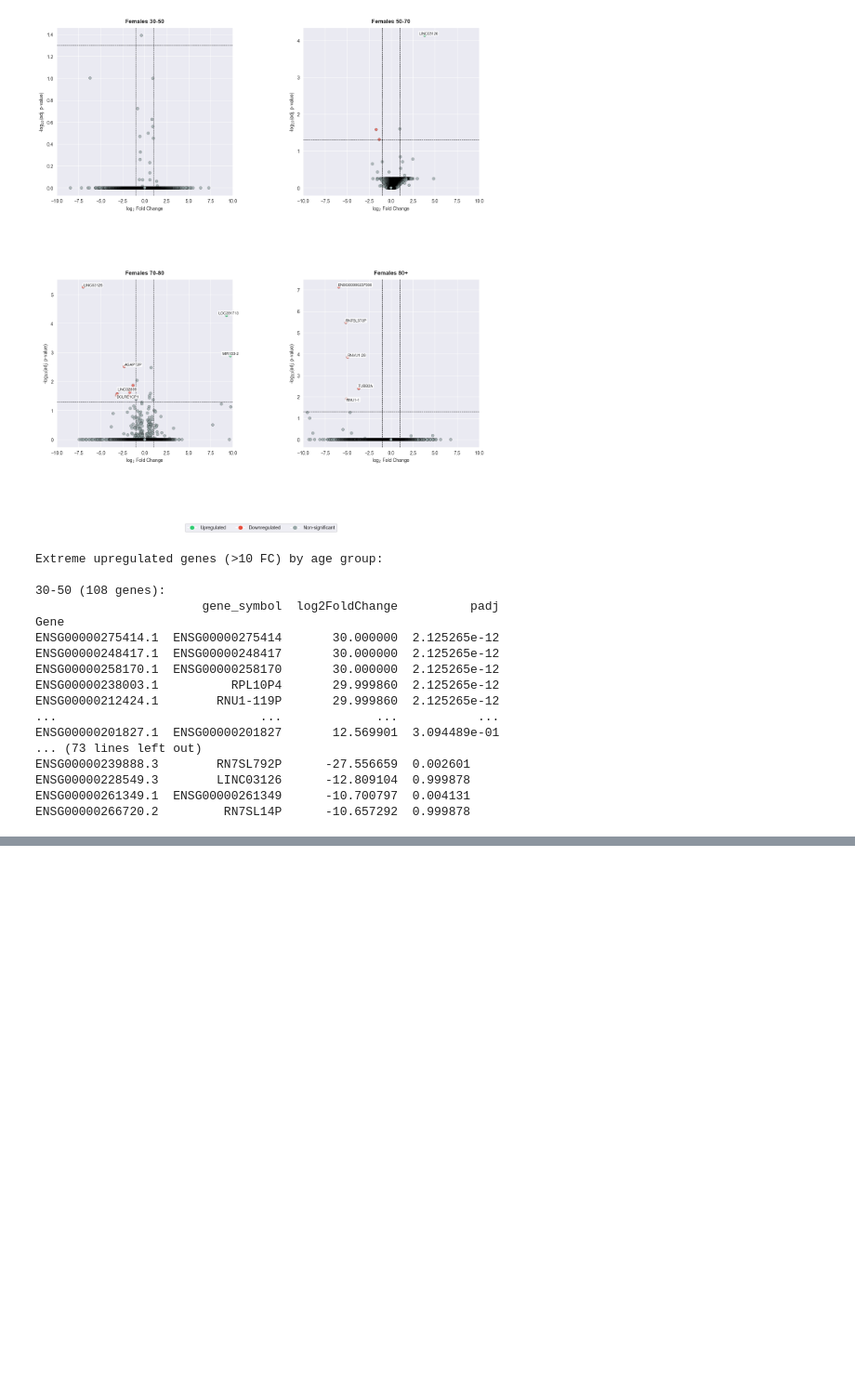
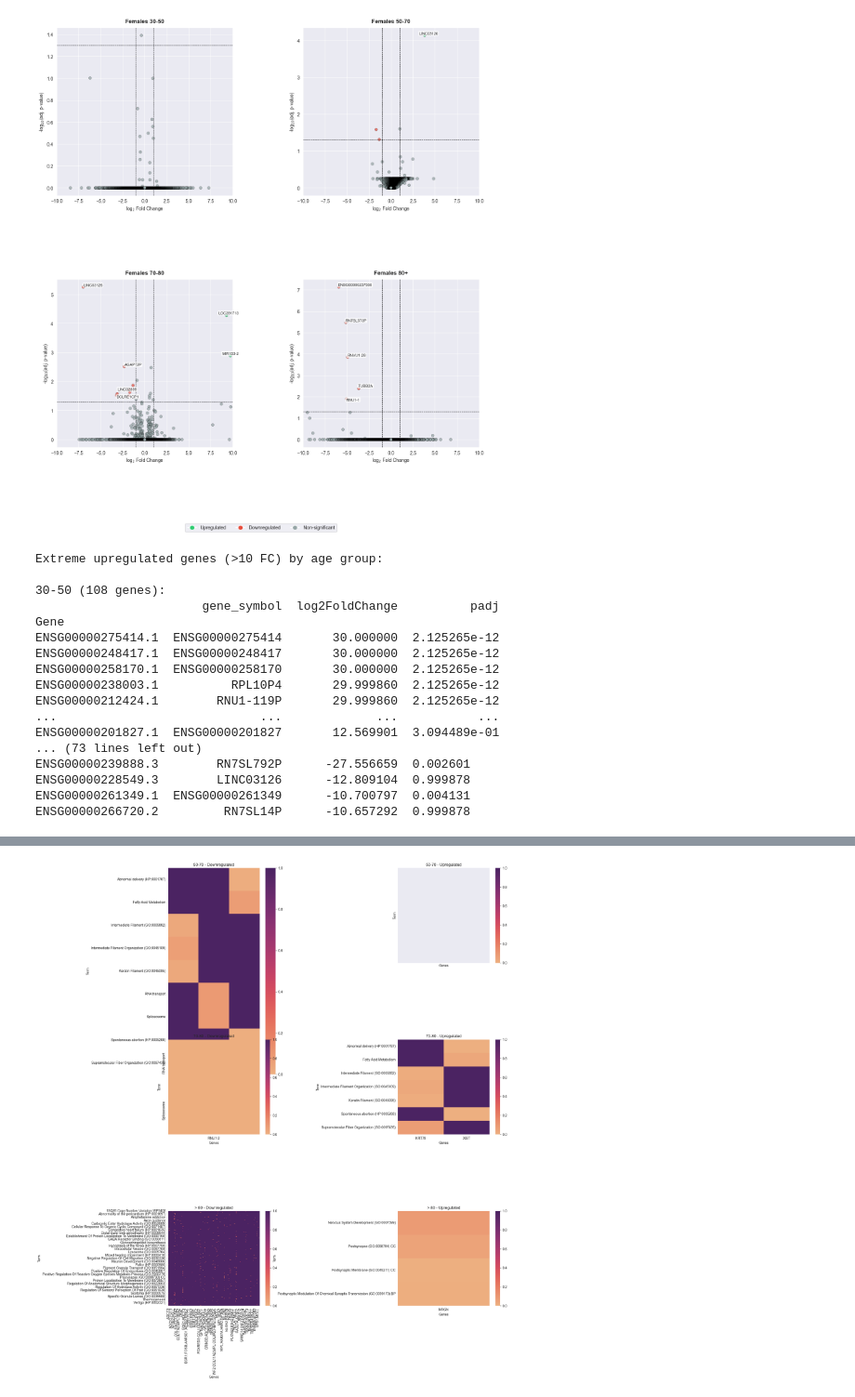
Before and after one commit to perpk/ppmi-wip, a Jupyter notebook: stratification/ppmi-wip.stratification.deg-overview.ipynb, the cells around one changed output, grey strips where cells are left out. Shown at 93% size. Saved outputs shown, nothing was run; the diff lists cells and outputs as text; code cells hidden in the pictures; blank space fills up the shorter version.

```diff
--- a/stratification/ppmi-wip.stratification.deg-overview.ipynb
+++ b/stratification/ppmi-wip.stratification.deg-overview.ipynb
@@ -398,0 +466,82 @@ ENSG00000266720.2         RN7SL14P      -10.657292  0.999878
+# %%
+enr_males_50_70_down_pivot = enr_males_50_70_down.results.pivot(index='Term', columns='Genes', values='Adjusted P-value')
+enr_males_50_70_down_pivot = enr_males_50_70_down_pivot.fillna(1)
+
+enr_males_50_70_up_pivot = enr_males_50_70_up.results.pivot(index='Term', columns='Genes', values='Adjusted P-value')
+enr_males_50_70_up_pivot = enr_males_50_70_up_pivot.fillna(1)
+
+enr_males_70_80_down_pivot = enr_males_70_80_down.results.pivot(index='Term', columns='Genes', values='Adjusted P-value')
+enr_males_70_80_down_pivot = enr_males_70_80_down_pivot.fillna(1)
+
+enr_males_70_80_up_pivot = enr_males_70_80_up.results.pivot(index='Term', columns='Genes', values='Adjusted P-value')
+enr_males_70_80_up_pivot = enr_males_70_80_up_pivot.fillna(1)
+
+enr_males_over_80_down_pivot = enr_males_over_80_down.results.pivot(index='Term', columns='Genes', values='Adjusted P-value')
+enr_males_over_80_down_pivot = enr_males_over_80_down_pivot.fillna(1)
+
+enr_males_over_80_up_pivot = enr_males_over_80_up.results.pivot(index='Term', columns='Genes', values='Adjusted P-value')
+enr_males_over_80_up_pivot = enr_males_over_80_up_pivot.fillna(1)
+# %%
+import seaborn as sns
+
+plt.figure(figsize=(20, 40))
+
+plt.subplot(3, 2, 1)
+sns.heatmap(
+    enr_males_50_70_down_pivot,
+    cmap='flare',
+    fmt='.3f',
+    vmin=0, vmax=1
+)
+plt.title('50-70 - Downregulated', fontsize=12)
+
+plt.subplot(6, 2, 2)
+sns.heatmap(
+    enr_males_50_70_up_pivot,
+    cmap='flare',
+    fmt='.3f',
+    vmin=0, vmax=1
+)
+plt.title('50-70 - Upregulated', fontsize=12)
+
+plt.subplot(6, 2, 3)
+sns.heatmap(
+    enr_males_70_80_down_pivot,
+    cmap='flare',
+    fmt='.3f',
+    vmin=0, vmax=1
+)
+plt.title('70-80 - Downregulated', fontsize=12)
+
+plt.subplot(6, 2, 4)
+sns.heatmap(
+    enr_males_70_80_up_pivot,
+    cmap='flare',
+    fmt='.3f',
+    vmin=0, vmax=1
+)
+plt.title('70-80 - Upregulated', fontsize=12)
+
+plt.subplot(6, 2, 5)
+sns.heatmap(
+    enr_males_over_80_down_pivot,
+    cmap='flare',
+    fmt='.3f',
+    vmin=0, vmax=1
+)
+plt.title('> 80 - Downregulated', fontsize=12)
+
+plt.subplot(6, 2, 6)
+sns.heatmap(
+    enr_males_over_80_up_pivot,
+    cmap='flare',
+    fmt='.3f',
+    vmin=0, vmax=1
+)
+plt.title('> 80 - Upregulated', fontsize=12)
+
+
+plt.tight_layout()
+plt.show()
+# %% [output]
+[figure, added]
```
Also changed, not shown: parts of 3 cells of this notebook.
